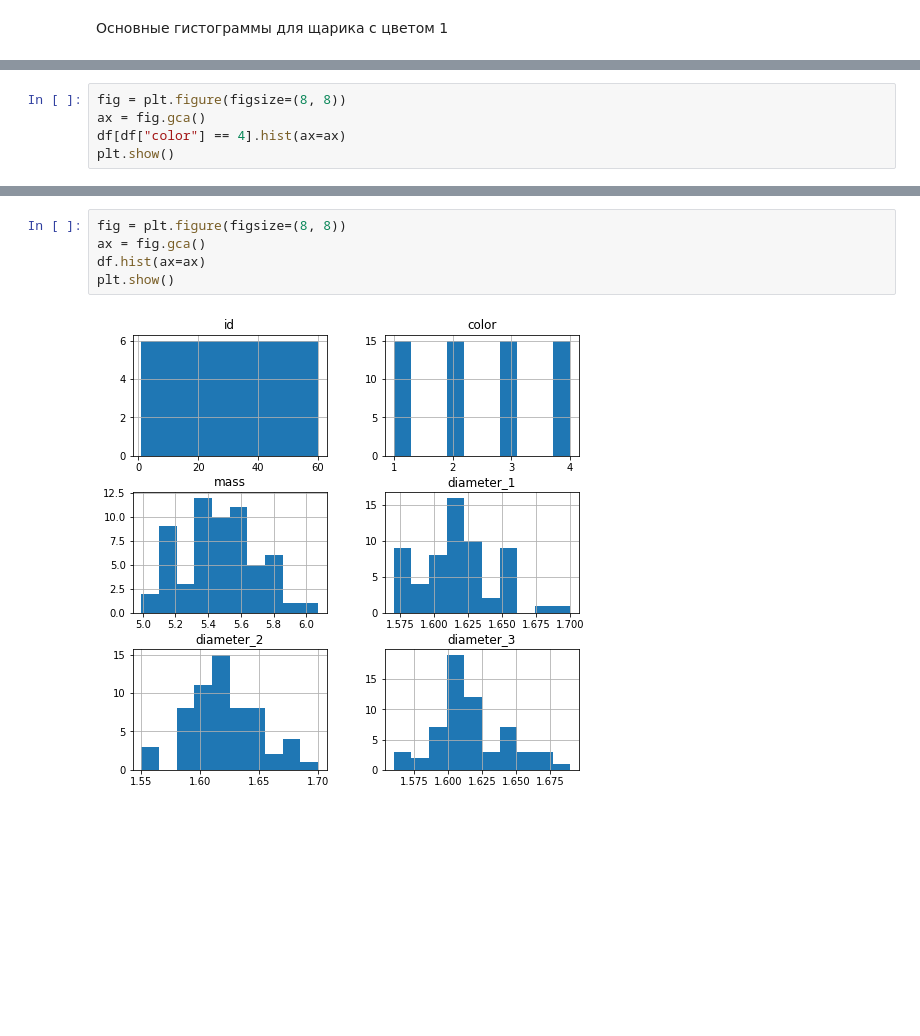
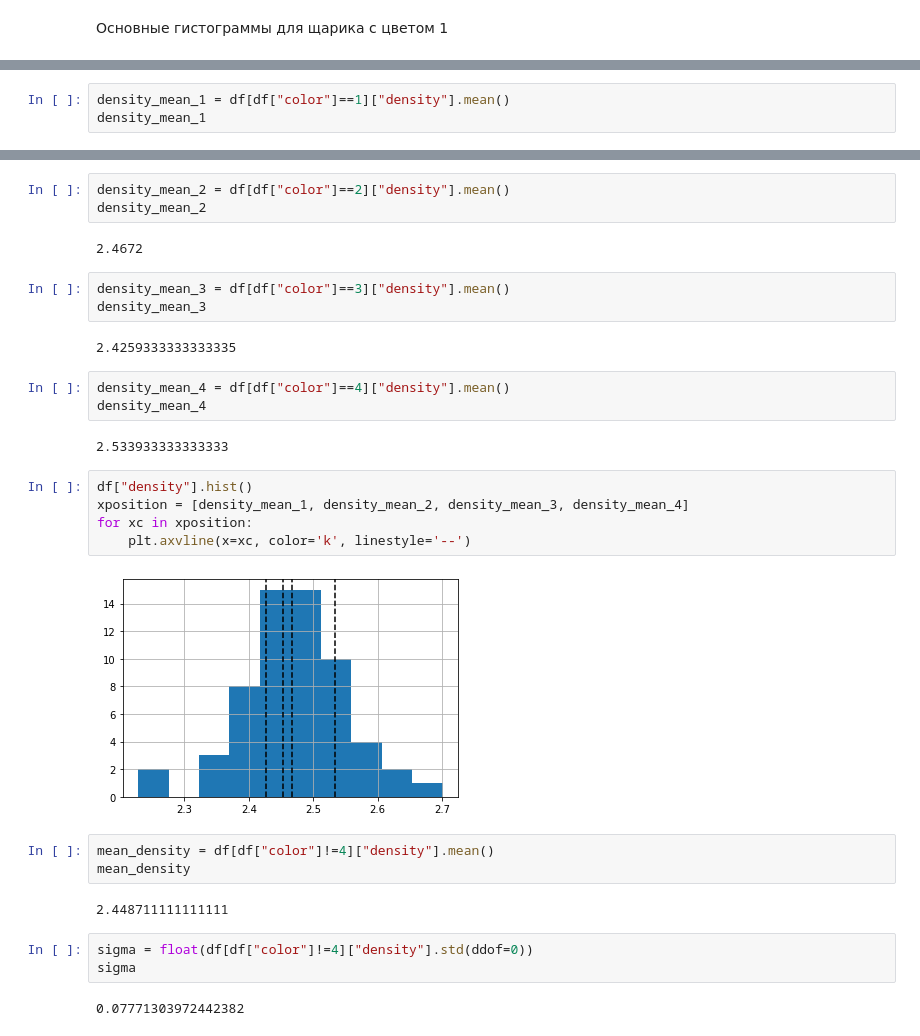
Before and after one commit to tigleonid/HSE_physlabs_2021, a Jupyter notebook: lab_1/lab_1.ipynb, the cells around one changed output, grey strips where cells are left out. Saved outputs shown, nothing was run; the diff lists cells and outputs as text; blank space fills up the shorter version.

```diff
--- a/lab_1/lab_1.ipynb
+++ b/lab_1/lab_1.ipynb
@@ -49,6 +58,4 @@ plt.show()
 # %%
-fig = plt.figure(figsize=(8, 8))
-ax = fig.gca()
-df[df["color"] == 4].hist(ax=ax)
-plt.show()
+density_mean_1 = df[df["color"]==1]["density"].mean()
+density_mean_1
 # %% [output]
@@ -56,7 +63,32 @@ plt.show()
 # %%
-fig = plt.figure(figsize=(8, 8))
-ax = fig.gca()
-df.hist(ax=ax)
-plt.show()
+density_mean_2 = df[df["color"]==2]["density"].mean()
+density_mean_2
 # %% [output]
-[figure, removed]
+2.4672
+# %%
+density_mean_3 = df[df["color"]==3]["density"].mean()
+density_mean_3
+# %% [output]
+2.4259333333333335
+# %%
+density_mean_4 = df[df["color"]==4]["density"].mean()
+density_mean_4
+# %% [output]
+2.533933333333333
+# %%
+df["density"].hist()
+xposition = [density_mean_1, density_mean_2, density_mean_3, density_mean_4]
+for xc in xposition:
+    plt.axvline(x=xc, color='k', linestyle='--')
+# %% [output]
+[figure, added]
+# %%
+mean_density = df[df["color"]!=4]["density"].mean()
+mean_density
+# %% [output]
+2.448711111111111
+# %%
+sigma = float(df[df["color"]!=4]["density"].std(ddof=0))
+sigma
+# %% [output]
+0.07771303972442382
```
Also changed, not shown: parts of 8 cells of this notebook, 1 other file.
